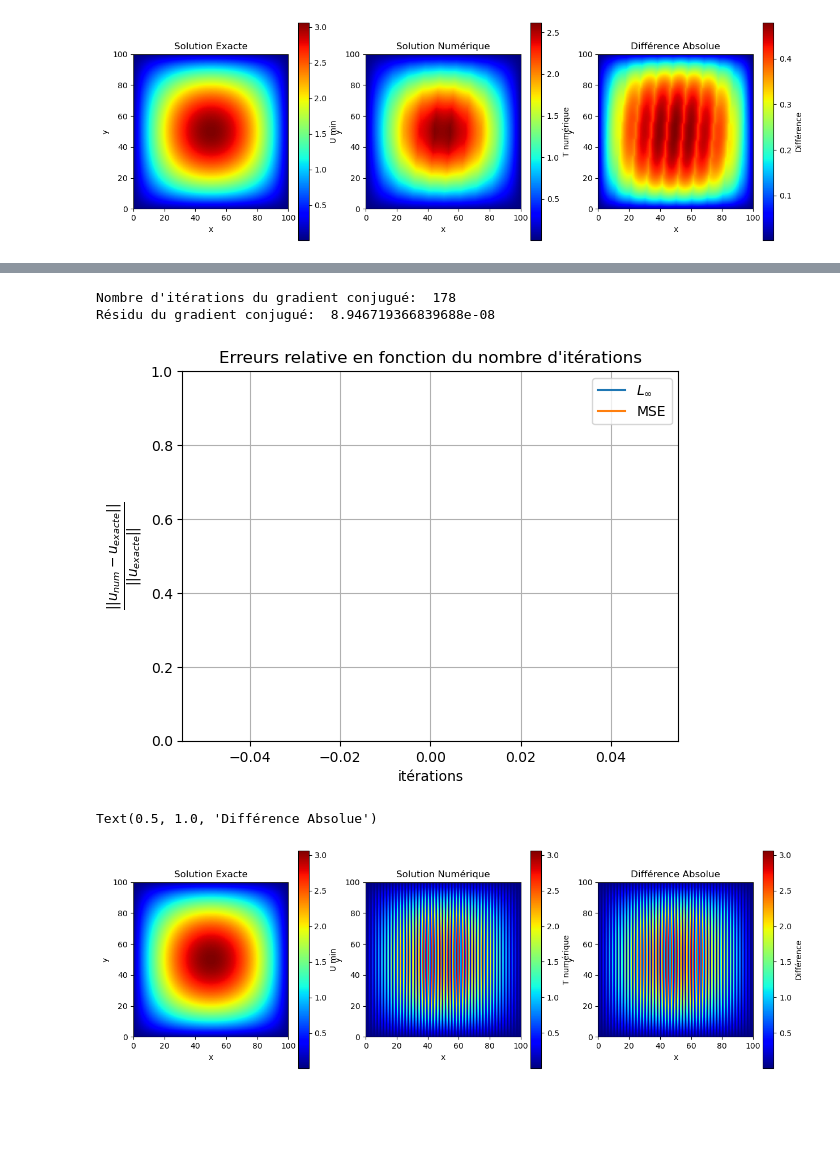
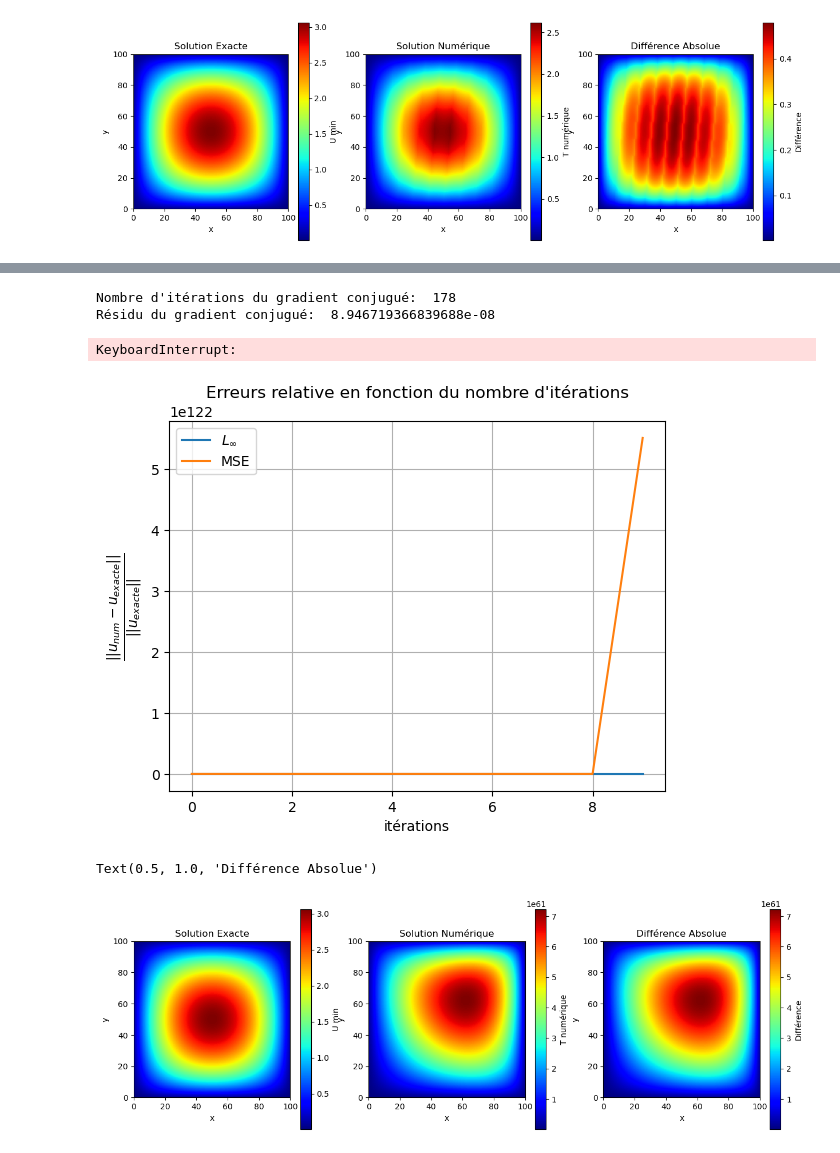
Before and after one commit to PaulCanel/Probleme_inverse, a Jupyter notebook: heatUzawa.ipynb, the cells around one changed output, grey strips where cells are left out. Cells and saved outputs as stored; diff of their text form; code cells hidden in the pictures; blank space fills up the shorter version.

```diff
--- a/heatUzawa.ipynb
+++ b/heatUzawa.ipynb
@@ -878,3 +878,21 @@ X^{n+1} &= \Gamma^* (X^n - T^*) - B^T \lambda^n\\
 \lambda^{n+1} &= \lambda^n - \nu B X^n
 \end{cases}
 $$
+# %%
+def gradient_conjugue(A, b, u0, max_iter=1000, epsilon=1e-7):
+    u = u0 * np.ones(len(b))
+    rk = b - np.dot(A, u)
+    p = rk
+    k = 0
+
+    while np.linalg.norm(rk) > epsilon and k < max_iter:
+        Ap = np.dot(A, p)
+        alpha = np.dot(rk, p) / np.dot(Ap, p)
+        u += alpha * p
+        rkp1 = rk - alpha * Ap
+        beta = np.dot(rkp1, rkp1) / np.dot(rk, rk)
+        p = rkp1 + beta * p
+        rk = rkp1
+        k += 1
+
+    return u, k, np.linalg.norm(rk)
@@ -898,7 +949,7 @@ dy = H / (Ny+1)
 P = np.array([[[i * dx, j * dy] for i in range(1, Nx + 1)] for j in range(1, Ny + 1)])
 P = P.reshape(Nx*Ny, 2)
 # Nombre de points de mesures de la température exacte < Nx*Ny
-N = 5000
+N = 1000
 
 # Matice second membre polynomial
 M = []
@@ -919,34 +970,42 @@ Uex, A, bex, Tex = heat(Nx, Ny, 0, TS, H=H, L=L, epsilon=1e-7)
 
 #Définition des Variables X, T, Lambda, B pour l'algo d'Uzawa
 B = np.concatenate([A, -M]).T
+Bc = np.dot(B,B.T)
 X = np.zeros(Nx*Ny + Nd)
 Lambda = np.zeros(Nx*Ny)
 T = Tex.flatten()
 Tf = np.concatenate([T, np.zeros(Nd)])
 
 # Définition de Gamma et son inverse Gm1
-epsilon = 1e-7
+epsilon = 1e-3
 Gamma = np.ones(Nx*Ny+Nd) * epsilon
+GammaAUX =  np.zeros(Nx*Ny+Nd)
 # Indices des points non nuls sur la diagonale
 indices = np.linspace(0, Nx*Ny - 1, N, dtype=int)
 # Placement des 1 sur la diagonale à ces indices
 Gamma[indices] += 1
+GammaAUX[indices] += 1
 Gm1 = 1 / Gamma
 
-nbiter = 1
-nu = 0.1
+nbiter = 10
+nu = 1e-3
 errmax = []
 mse = []
+
 
 # Création de l'instance de la barre de progression
 pbar = tqdm(range(nbiter), desc="Processing")
 
 for i in pbar:
     X =  Gm1 * np.dot(B.T,Lambda) + Gamma * Tf
-    Lambda = Lambda - nu * np.dot(B,X)
+    #Lambda = Lambda - nu * np.dot(B,X)
+    Lb = np.dot(B, Gamma * (X-Tf))
+    Lambda, k, rkLD = gradient_conjugue(Bc, Lb, Lambda)
     u = X[:Nx*Ny]
     F = X[Nx*Ny:]
     b = np.dot(M.T,F)
+    #u, k, rk = gradient_conjugue(A, b, u)
+    #X[:Nx*Ny] = u
     rk = np.linalg.norm(np.dot(A,u) - b)
     errmax.append(np.abs(u - T).max() / np.abs(T).max())
     mse.append(np.mean((u - T) ** 2) / np.mean(T ** 2))
@@ -956,6 +1015,7 @@ for i in pbar:
 # %% [output]
 Nombre d'itérations du gradient conjugué:  178
 Résidu du gradient conjugué:  8.946719366839688e-08
+KeyboardInterrupt:
 # %%
 errmax = np.array(errmax)
 mse = np.array(mse)
@@ -968,7 +1028,7 @@ diff = np.abs(u2D - T2D)
 
 plt.plot(np.arange(0, mse.shape[0], 1), errmax, label=r'$L_{\infty}$')
 plt.plot(np.arange(0, mse.shape[0], 1), mse, label=r'MSE')
-plt.ylim(0, 1)
+#plt.ylim(0, 1)
 plt.grid()
 plt.xlabel('itérations')
 plt.ylabel(r'$\frac{||u_{num} - u_{exacte} ||}{||u_{exacte}||}$', fontsize=14, fontweight='bold')
@@ -976,33 +1036,33 @@ plt.title("Erreurs relative en fonction du nombre d'itérations")
 plt.legend(loc='best')
 plt.show()
 
 # Ajustement de la taille de la figure pour une meilleure visibilité des barres de couleur
 plt.figure(figsize=(15, 5)) # Figure plus large
 
 # Affichage de la solution numérique
 plt.subplot(1, 3, 2)
 plt.imshow(u2D, origin='lower', cmap='jet', extent=[0, len(u2D[0]), 0, len(u2D)])
 plt.colorbar(label='T numérique')
 plt.xlabel('x')
 plt.ylabel('y')
 plt.title(r'Solution Numérique')
 
 # Affichage de la solution du gradient projeté
 plt.subplot(1, 3, 1)
 plt.imshow(T2D, origin='lower', cmap='jet', extent=[0, len(T2D[0]), 0, len(T2D)])
 plt.colorbar(label='U min')
 plt.xlabel('x')
 plt.ylabel('y')
 plt.title(r'Solution Exacte')
 
 # Affichage de la différence
 plt.subplot(1, 3, 3)
 plt.imshow(diff, origin='lower', cmap='jet', extent=[0, len(diff[0]), 0, len(diff)])
 plt.colorbar(label='Différence')
 plt.xlabel('x')
 plt.ylabel('y')
 plt.title(r'Différence Absolue')
 # %% [output]
-[figure, old version]
+[figure, new version]
 Text(0.5, 1.0, 'Différence Absolue')
-[figure, old version]
+[figure, new version]
```
Also changed, not shown: parts of 3 cells of this notebook, 14 other files.
